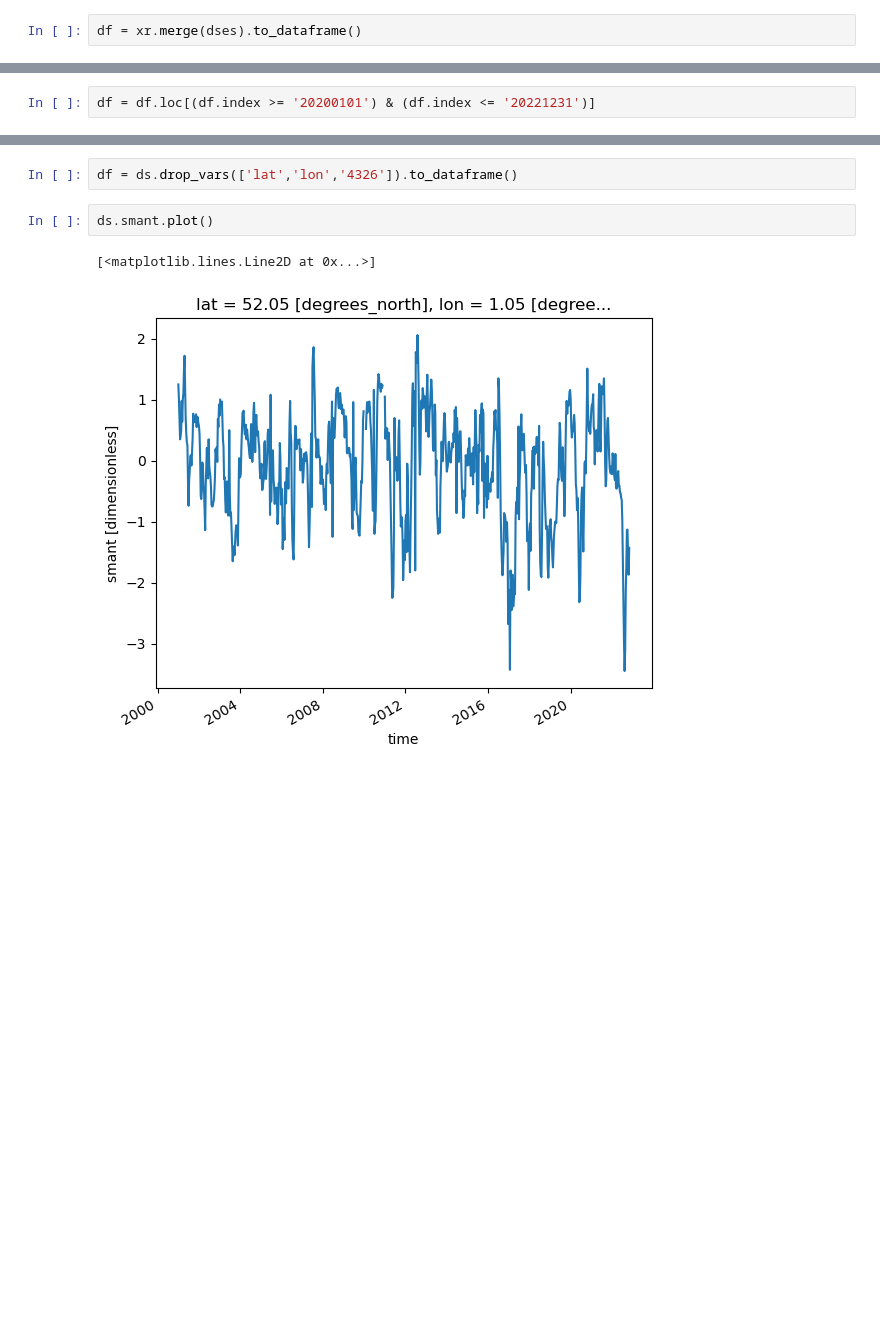
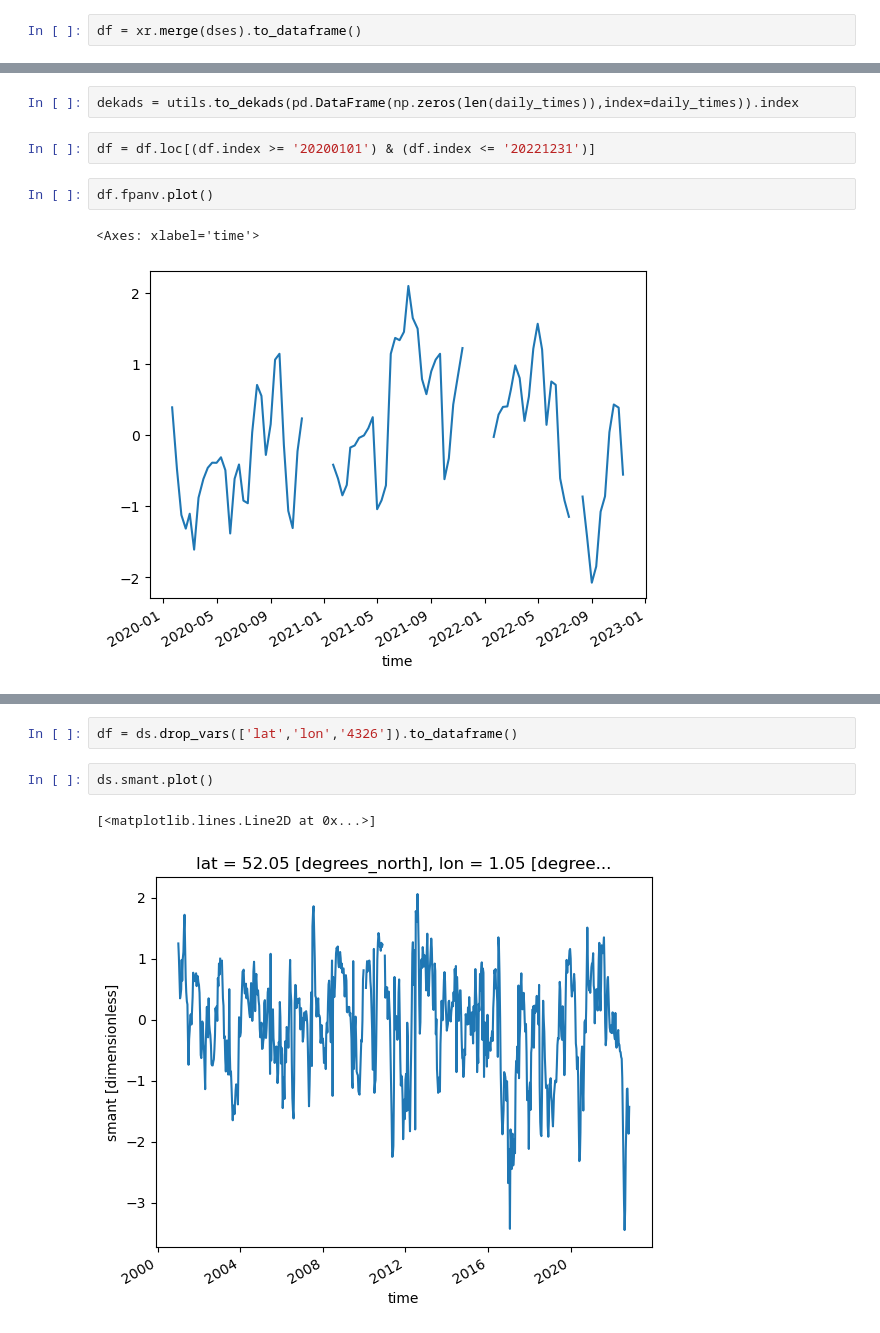
Before and after one commit to pixalytics-ltd/Climate-drought, a Jupyter notebook: edo_read.ipynb, the cells around one changed output, grey strips where cells are left out. Cells and saved outputs as stored; diff of their text form; blank space fills up the shorter version.

```diff
--- a/edo_read.ipynb
+++ b/edo_read.ipynb
@@ -29,3 +110,10 @@ df = xr.merge(dses).to_dataframe()
+# %%
+dekads = utils.to_dekads(pd.DataFrame(np.zeros(len(daily_times)),index=daily_times)).index
 # %%
 df = df.loc[(df.index >= '20200101') & (df.index <= '20221231')]
+# %%
+df.fpanv.plot()
+# %% [output]
+<Axes: xlabel='time'>
+[figure, added]
 # %%
```
Also changed, not shown: parts of 15 cells of this notebook, 1 other file.
